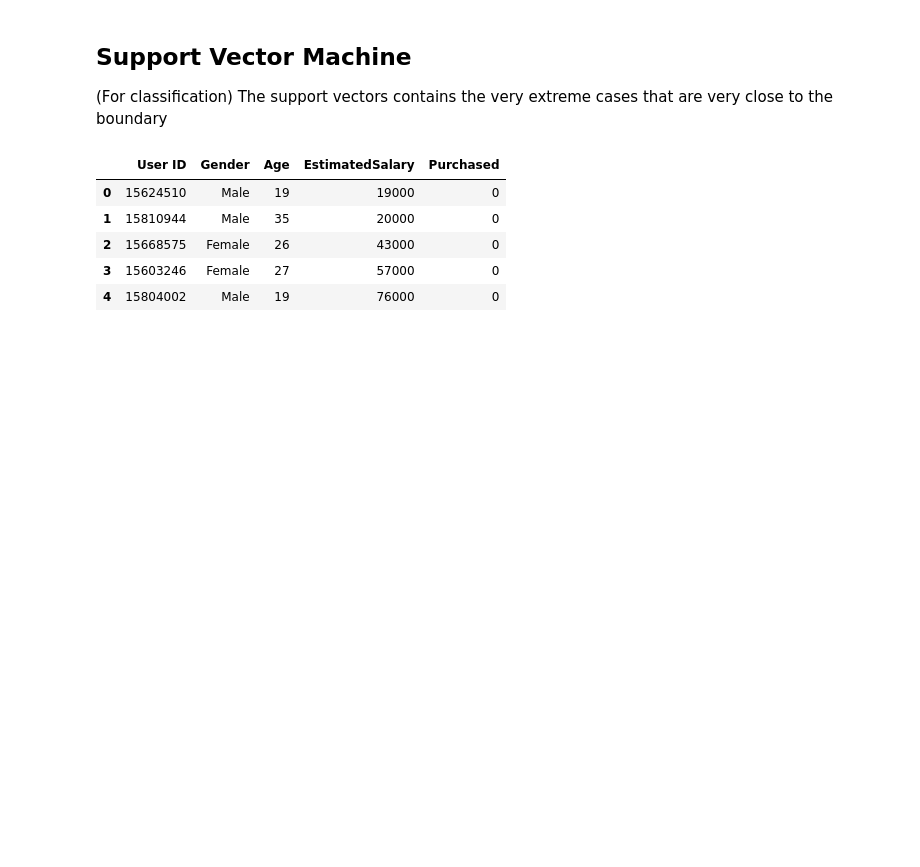
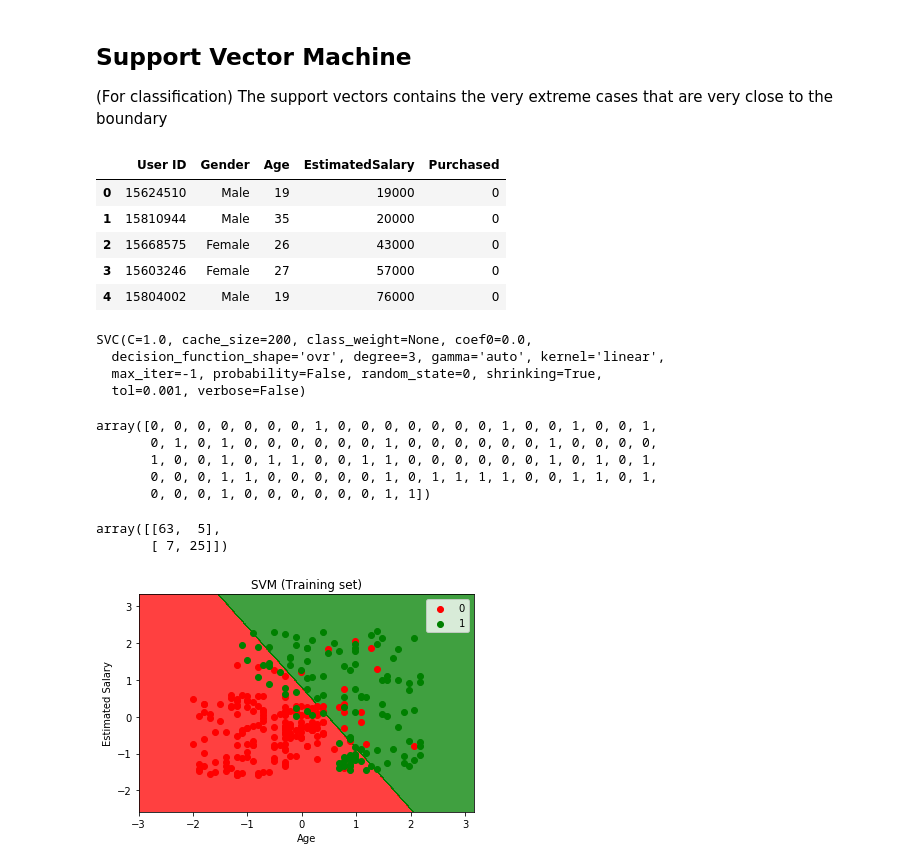
Before and after one commit to 41664/ML-A-to-Z-, a Jupyter notebook: SVM Classification/Support Vector Machines.ipynb, the cells around one changed output. Cells and saved outputs as stored; diff of their text form; code cells hidden in the pictures; blank space fills up the shorter version.

Commit message:
Added all classification datasets

```diff
--- a/SVM Classification/Support Vector Machines.ipynb
+++ b/SVM Classification/Support Vector Machines.ipynb
@@ -17,22 +17,60 @@ dataset.head()
 | 2 | 15668575 | Female | 26 | 43000 | 0 |
 | 3 | 15603246 | Female | 27 | 57000 | 0 |
 | 4 | 15804002 | Male | 19 | 76000 | 0 |
+# %%
+X= dataset.iloc[:,[2,3]].values
+Y = dataset.iloc[:,4].values
+# %%
+from sklearn.model_selection import train_test_split
+X_train, X_test, Y_train, Y_test = train_test_split(X,Y, test_size=0.25, random_state=0)
+# %%
+from sklearn.preprocessing import StandardScaler
+sc_x = StandardScaler()
+X_train = sc_x.fit_transform(X_train)
+X_test = sc_x.fit_transform(X_test)
+# %%
+classifier = SVC(kernel = 'linear', random_state = 0)
+classifier.fit(X_train, Y_train)
+# %% [output]
+SVC(C=1.0, cache_size=200, class_weight=None, coef0=0.0,
+  decision_function_shape='ovr', degree=3, gamma='auto', kernel='linear',
+  max_iter=-1, probability=False, random_state=0, shrinking=True,
+  tol=0.001, verbose=False)
+# %%
+Y_pred = classifier.predict(X_test)
+Y_pred
+# %% [output]
+array([0, 0, 0, 0, 0, 0, 0, 1, 0, 0, 0, 0, 0, 0, 0, 1, 0, 0, 1, 0, 0, 1,
+       0, 1, 0, 1, 0, 0, 0, 0, 0, 0, 1, 0, 0, 0, 0, 0, 0, 1, 0, 0, 0, 0,
+       1, 0, 0, 1, 0, 1, 1, 0, 0, 1, 1, 0, 0, 0, 0, 0, 0, 1, 0, 1, 0, 1,
+       0, 0, 0, 1, 1, 0, 0, 0, 0, 0, 1, 0, 1, 1, 1, 1, 0, 0, 1, 1, 0, 1,
+       0, 0, 0, 1, 0, 0, 0, 0, 0, 0, 1, 1])
+# %%
+from sklearn.metrics import confusion_matrix
+cm = confusion_matrix(Y_test, Y_pred)
+cm
+# %% [output]
+array([[63,  5],
+       [ 7, 25]])
 # %%
-X_set, y_set = X_train, y_train
+from matplotlib.colors import ListedColormap
+X_set, y_set = X_train, Y_train
 X1, X2 = np.meshgrid(np.arange(start = X_set[:, 0].min() - 1, stop = X_set[:, 0].max() + 1, step = 0.01),
                      np.arange(start = X_set[:, 1].min() - 1, stop = X_set[:, 1].max() + 1, step = 0.01))
 plt.contourf(X1, X2, classifier.predict(np.array([X1.ravel(), X2.ravel()]).T).reshape(X1.shape),
              alpha = 0.75, cmap = ListedColormap(('red', 'green')))
 plt.xlim(X1.min(), X1.max())
 plt.ylim(X2.min(), X2.max())
 for i, j in enumerate(np.unique(y_set)):
     plt.scatter(X_set[y_set == j, 0], X_set[y_set == j, 1],
                 c = ListedColormap(('red', 'green'))(i), label = j)
 plt.title('SVM (Training set)')
 plt.xlabel('Age')
 plt.ylabel('Estimated Salary')
 plt.legend()
 plt.show()
+# %% [output]
+[figure, added]
 # %%
 from matplotlib.colors import ListedColormap
 X_set, y_set = X_test, Y_test
```
Also changed, not shown: parts of 1 cell of this notebook, 5 other files.
